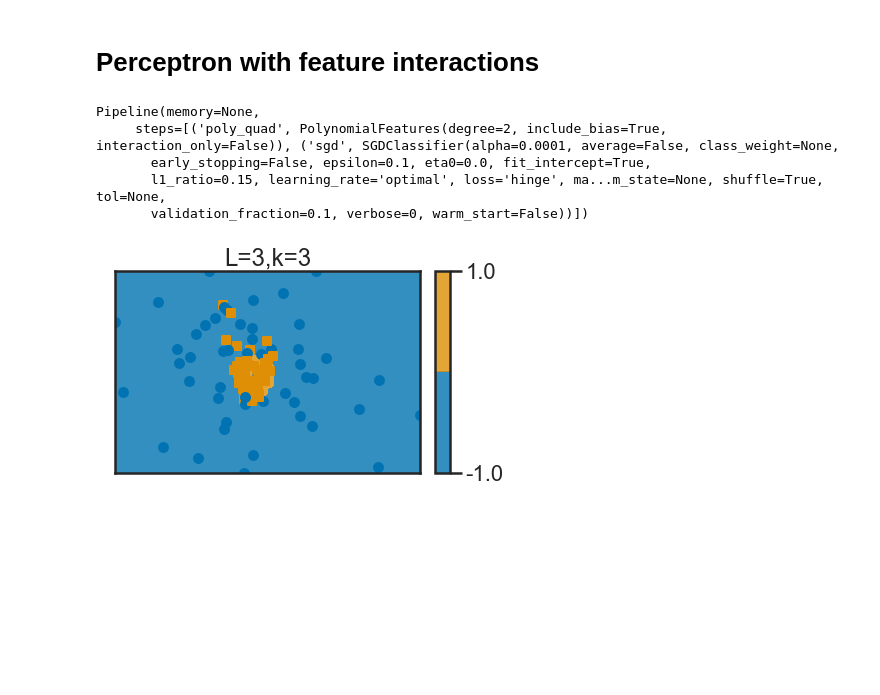
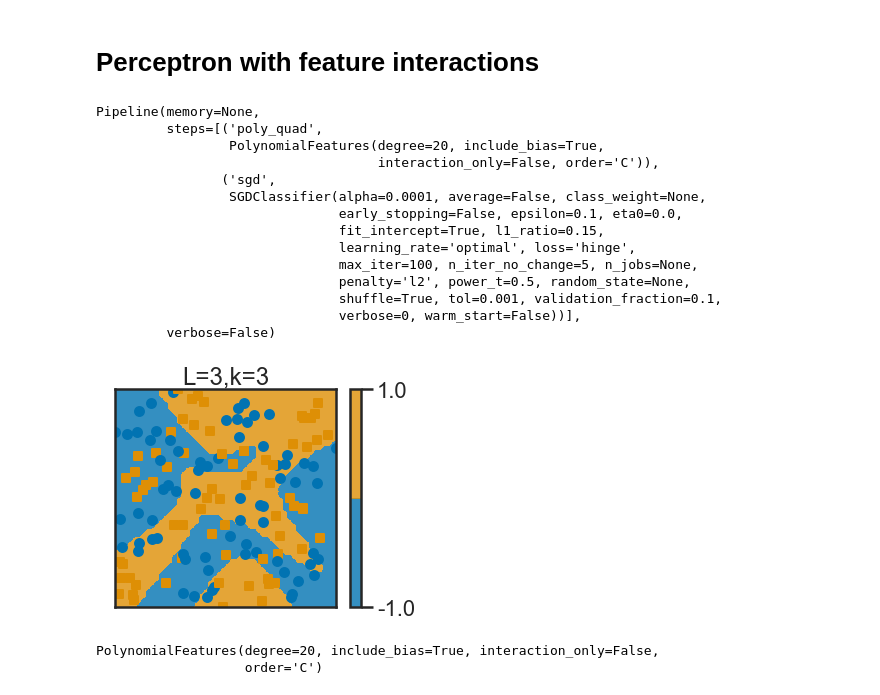
Before and after one commit to josephsalmon/agramfort.github.io, a Jupyter notebook: content/enseignement/Montpellier/HMMA308/TP_perceptron.ipynb, the cells around one changed output. Drawn from its saved outputs; the diff is of its cells as text; code cells hidden in the pictures; blank space fills up the shorter version.

```diff
--- a/content/enseignement/Montpellier/HMMA308/TP_perceptron.ipynb
+++ b/content/enseignement/Montpellier/HMMA308/TP_perceptron.ipynb
@@ -273,21 +275,35 @@ for i in range(niter):
 # %% [markdown]
 # Perceptron with feature interactions
 # %%
-poly_quad = PolynomialFeatures(degree=2)
+poly_quad = PolynomialFeatures(degree=20)
 clf = linear_model.SGDClassifier(max_iter=100)
 
 my_pipeline = Pipeline([('poly_quad', poly_quad), ('sgd', clf)])
-my_pipeline.fit(X2, y2)
+my_pipeline.fit(X3, y3)
 # %% [output]
 Pipeline(memory=None,
-     steps=[('poly_quad', PolynomialFeatures(degree=2, include_bias=True, interaction_only=False)), ('sgd', SGDClassifier(alpha=0.0001, average=False, class_weight=None,
-       early_stopping=False, epsilon=0.1, eta0=0.0, fit_intercept=True,
-       l1_ratio=0.15, learning_rate='optimal', loss='hinge', ma...m_state=None, shuffle=True, tol=None,
-       validation_fraction=0.1, verbose=0, warm_start=False))])
+         steps=[('poly_quad',
+                 PolynomialFeatures(degree=20, include_bias=True,
+                                    interaction_only=False, order='C')),
+                ('sgd',
+                 SGDClassifier(alpha=0.0001, average=False, class_weight=None,
+                               early_stopping=False, epsilon=0.1, eta0=0.0,
+                               fit_intercept=True, l1_ratio=0.15,
+                               learning_rate='optimal', loss='hinge',
+                               max_iter=100, n_iter_no_change=5, n_jobs=None,
+                               penalty='l2', power_t=0.5, random_state=None,
+                               shuffle=True, tol=0.001, validation_fraction=0.1,
+                               verbose=0, warm_start=False))],
+         verbose=False)
 # %%
 plt.figure(11)
 ax = plt.gca()
-frontiere_new(my_pipeline, X2, y2, ax)
+frontiere_new(my_pipeline, X3, y3, ax)
 plt.show()
 # %% [output]
-[figure, old version]
+[figure, new version]
+# %%
+poly_quad
+# %% [output]
+PolynomialFeatures(degree=20, include_bias=True, interaction_only=False,
+                   order='C')
```
Also changed, not shown: parts of 10 cells of this notebook, 43 other files.
